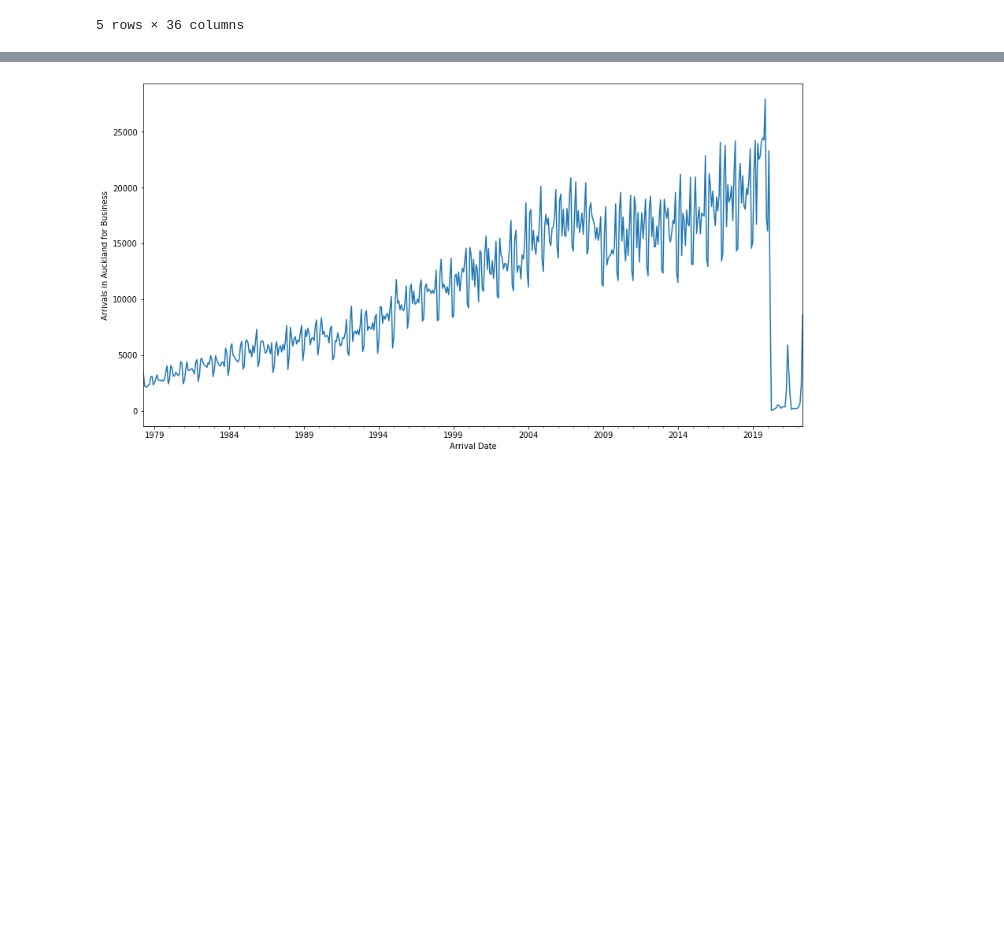
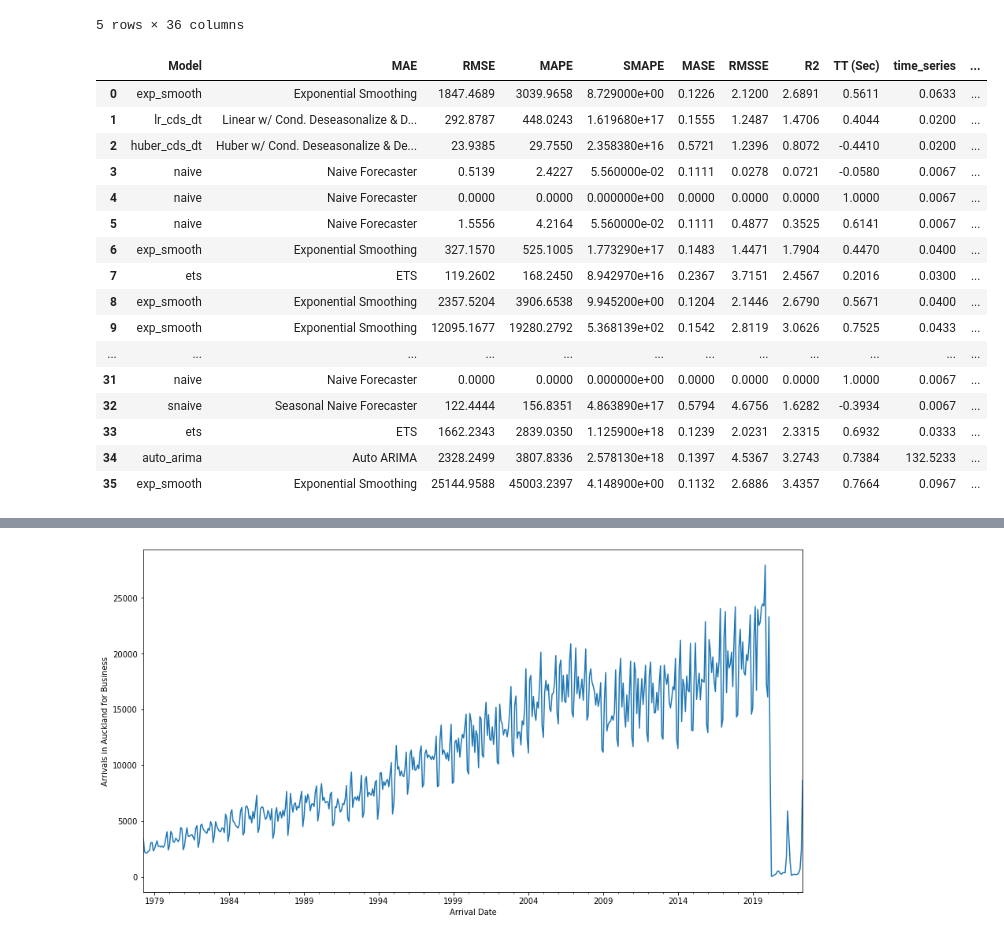
Before and after one commit to lutimoth/Tourism-Forecasting, a Jupyter notebook: Notebooks/Pre-process and Modeling for New Zealand Forecasting Data.ipynb, the cells around one changed output, grey strips where cells are left out. Saved outputs shown, nothing was run; the diff lists cells and outputs as text; code cells hidden in the pictures; blank space fills up the shorter version.

```diff
--- a/Notebooks/Pre-process and Modeling for New Zealand Forecasting Data.ipynb
+++ b/Notebooks/Pre-process and Modeling for New Zealand Forecasting Data.ipynb
@@ -122,3 +102,25 @@ arrivals.head()
 | 1978-07-01 | 2156.0 | 324.0 | 0.0 | 0.0 | 0.0 | ... |
 | 1978-08-01 | 2304.0 | 536.0 | 0.0 | 0.0 | 0.0 | ... |
 5 rows × 36 columns
+# %%
+# Load our model results from the pycaret notebook to look at which models might work best for us
+potential_models = pd.read_csv('../NZ Data/model_results.csv')
+potential_models
+# %% [output]
+|  | Model | MAE | RMSE | MAPE | SMAPE | MASE | RMSSE | R2 | TT (Sec) | time_series | ... |
+| 0 | exp_smooth | Exponential Smoothing | 1847.4689 | 3039.9658 | 8.729000e+00 | 0.1226 | 2.1200 | 2.6891 | 0.5611 | 0.0633 | ... |
+| 1 | lr_cds_dt | Linear w/ Cond. Deseasonalize & D... | 292.8787 | 448.0243 | 1.619680e+17 | 0.1555 | 1.2487 | 1.4706 | 0.4044 | 0.0200 | ... |
+| 2 | huber_cds_dt | Huber w/ Cond. Deseasonalize & De... | 23.9385 | 29.7550 | 2.358380e+16 | 0.5721 | 1.2396 | 0.8072 | -0.4410 | 0.0200 | ... |
+| 3 | naive | Naive Forecaster | 0.5139 | 2.4227 | 5.560000e-02 | 0.1111 | 0.0278 | 0.0721 | -0.0580 | 0.0067 | ... |
+| 4 | naive | Naive Forecaster | 0.0000 | 0.0000 | 0.000000e+00 | 0.0000 | 0.0000 | 0.0000 | 1.0000 | 0.0067 | ... |
+| 5 | naive | Naive Forecaster | 1.5556 | 4.2164 | 5.560000e-02 | 0.1111 | 0.4877 | 0.3525 | 0.6141 | 0.0067 | ... |
+| 6 | exp_smooth | Exponential Smoothing | 327.1570 | 525.1005 | 1.773290e+17 | 0.1483 | 1.4471 | 1.7904 | 0.4470 | 0.0400 | ... |
+| 7 | ets | ETS | 119.2602 | 168.2450 | 8.942970e+16 | 0.2367 | 3.7151 | 2.4567 | 0.2016 | 0.0300 | ... |
+| 8 | exp_smooth | Exponential Smoothing | 2357.5204 | 3906.6538 | 9.945200e+00 | 0.1204 | 2.1446 | 2.6790 | 0.5671 | 0.0400 | ... |
+| 9 | exp_smooth | Exponential Smoothing | 12095.1677 | 19280.2792 | 5.368139e+02 | 0.1542 | 2.8119 | 3.0626 | 0.7525 | 0.0433 | ... |
+| ... | ... | ... | ... | ... | ... | ... | ... | ... | ... | ... | ... |
+| 31 | naive | Naive Forecaster | 0.0000 | 0.0000 | 0.000000e+00 | 0.0000 | 0.0000 | 0.0000 | 1.0000 | 0.0067 | ... |
+| 32 | snaive | Seasonal Naive Forecaster | 122.4444 | 156.8351 | 4.863890e+17 | 0.5794 | 4.6756 | 1.6282 | -0.3934 | 0.0067 | ... |
+| 33 | ets | ETS | 1662.2343 | 2839.0350 | 1.125900e+18 | 0.1239 | 2.0231 | 2.3315 | 0.6932 | 0.0333 | ... |
+| 34 | auto_arima | Auto ARIMA | 2328.2499 | 3807.8336 | 2.578130e+18 | 0.1397 | 4.5367 | 3.2743 | 0.7384 | 132.5233 | ... |
+| 35 | exp_smooth | Exponential Smoothing | 25144.9588 | 45003.2397 | 4.148900e+00 | 0.1132 | 2.6886 | 3.4357 | 0.7664 | 0.0967 | ... |
```
Also changed, not shown: parts of 23 cells of this notebook, 2 other files.
